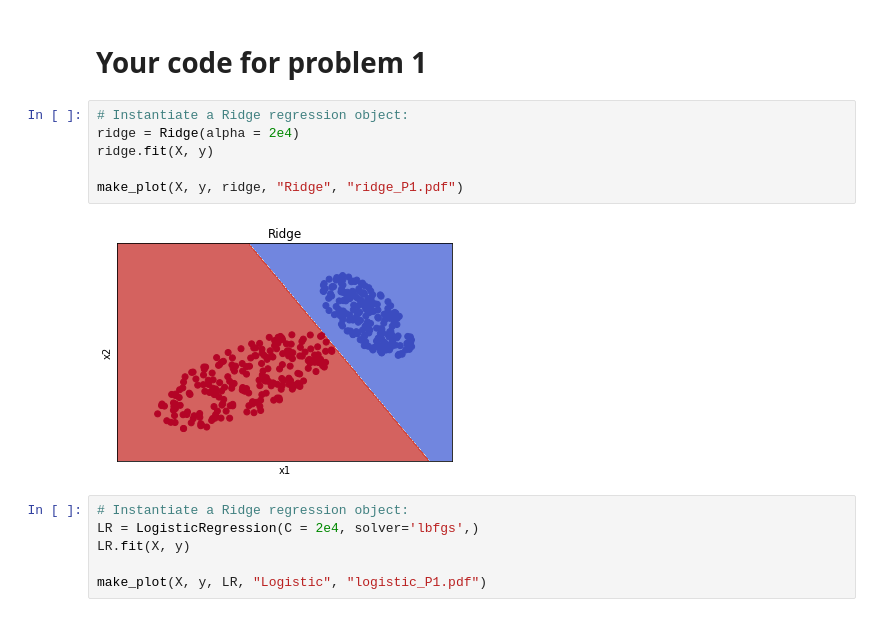
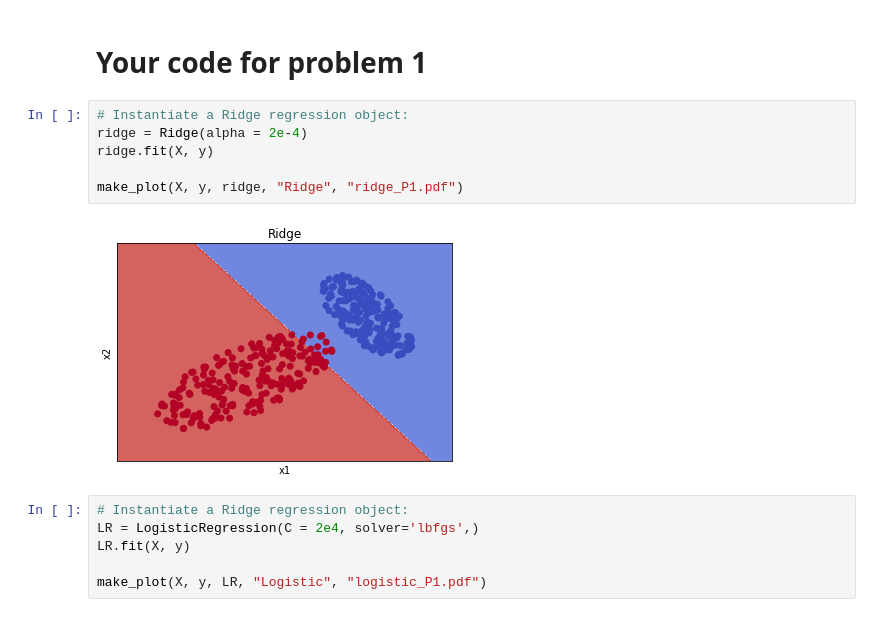
Before and after one commit to pw0908/Caltech-CS155-2022, a Jupyter notebook: sets/set2/set2_prob1.ipynb, the cells around one changed output. Cells and saved outputs as stored; diff of their text form.

```diff
--- a/sets/set2/set2_prob1.ipynb
+++ b/sets/set2/set2_prob1.ipynb
@@ -90,12 +90,12 @@ Text(0.5, 1.0, 'Ridge Regression with High Regularization')
 # Your code for problem 1
 # %%
 # Instantiate a Ridge regression object:
-ridge = Ridge(alpha = 2e4)
+ridge = Ridge(alpha = 2e-4)
 ridge.fit(X, y)
 
 make_plot(X, y, ridge, "Ridge", "ridge_P1.pdf")
 # %% [output]
-[figure, old version]
+[figure, new version]
 # %%
 # Instantiate a Ridge regression object:
 LR = LogisticRegression(C = 2e4, solver='lbfgs',)
```
Also changed, not shown: parts of 2 cells of this notebook, 9 other files.
